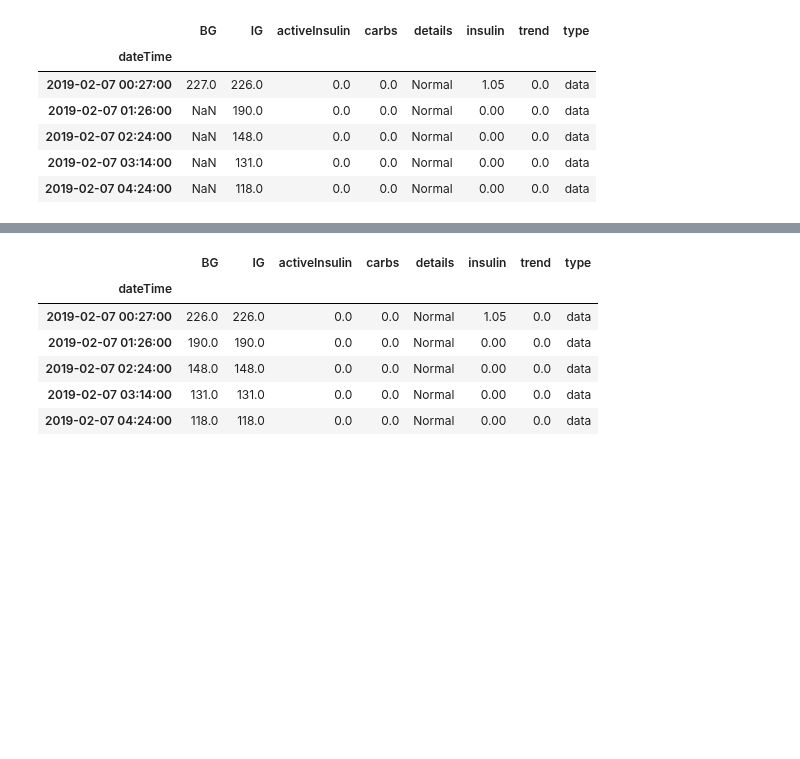
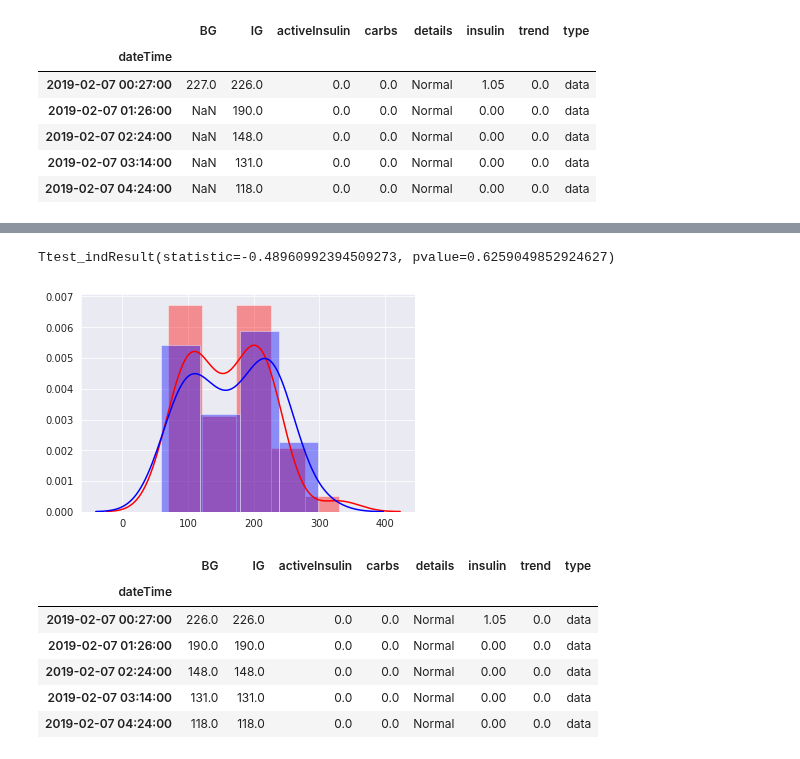
Before and after one commit to gmagannaDevelop/DiabManager, a Jupyter notebook: Parsing.ipynb, the cells around one changed output, grey strips where cells are left out. Cells and saved outputs as stored; diff of their text form; code cells hidden in the pictures; blank space fills up the shorter version.

```diff
--- a/Parsing.ipynb
+++ b/Parsing.ipynb
@@ -173,3 +245,13 @@ data2 = copy.deepcopy(data)
+# %%
+stats.ttest_ind(ig, bg, equal_var=False)
+# %% [output]
+Ttest_indResult(statistic=-0.48960992394509273, pvalue=0.6259049852924627)
+# %%
+sb.set_style("darkgrid")
+ax = sb.distplot(ig, color="Red")
+ax = sb.distplot(bg, color="Blue")
+# %% [output]
+[figure, added]
 # %%
 data2['BG'] = list(
                     map(
```
Also changed, not shown: parts of 15 cells of this notebook.
